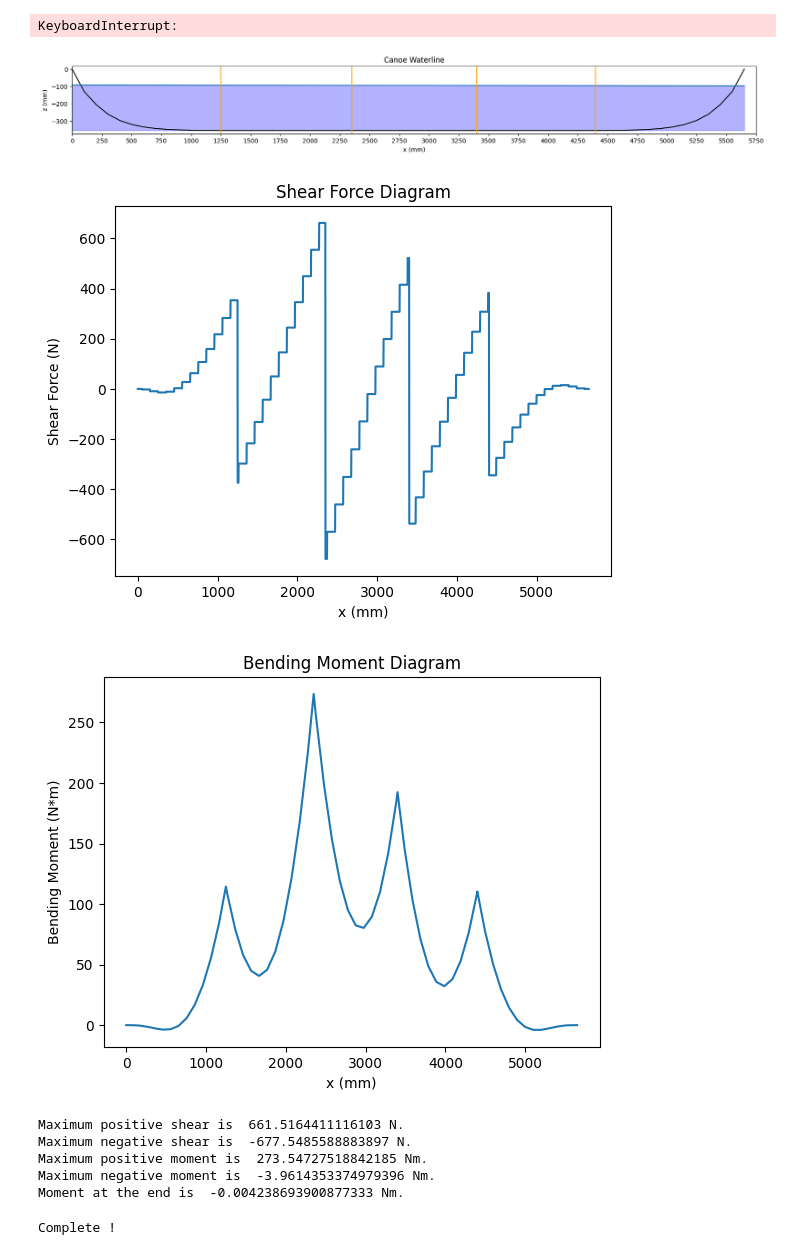
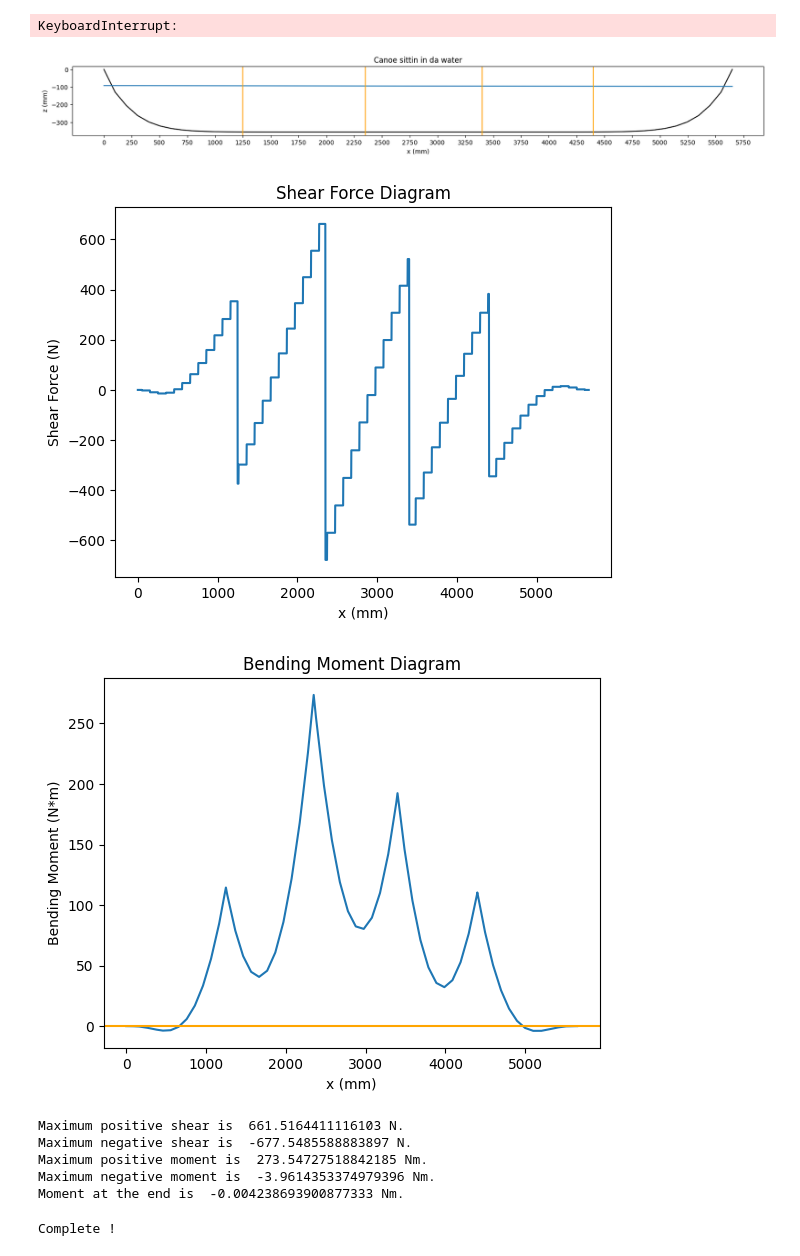
Before and after one commit to UWaterlooConcreteCanoe/Structural_Analysis, a Jupyter notebook: Longitudinal Analysis_4 Paddler.ipynb, the cells around one changed output. Saved outputs shown, nothing was run; the diff lists cells and outputs as text; code cells hidden in the pictures.

```diff
--- a/Longitudinal Analysis_4 Paddler.ipynb
+++ b/Longitudinal Analysis_4 Paddler.ipynb
@@ -411,47 +411,34 @@ Estimate | Error
 261.3941754895443 | 1.6235154305345305
 KeyboardInterrupt:
 # %%
-station_no = x_out.nunique() # number of stations
-
 # Canoe Points
 plotOuterHull = []
 for k in range(station_no):
     plotOuterHull.append(0)
     for i in range(0,len(x_out),1):
         if x_out[i] == station[k]:
             if z_out[i] < plotOuterHull[k]:
                 plotOuterHull[k] = z_out[i]
 
 # Waterline
 slope = math.tan(math.radians(angle))
 yint = -centre_of_mass * slope + waterline
 
-
-waterline_z = (slope * station + yint) - canoe_depth
-
 # Plot lenthwise
 plt.figure(figsize=(20, 2))
 plt.plot(station, plotOuterHull, c='black')
-plt.plot(station, waterline_z)
-plt.fill_between(station, waterline_z, min(plotOuterHull), color='blue', alpha=0.3)
+plt.plot(station, (slope * station + yint) - canoe_depth)
 plt.axvline(pad1_po, c='orange')
 plt.axvline(pad2_po, c='orange')
 plt.axvline(pad3_po, c='orange')
 plt.axvline(pad4_po, c='orange')
-plt.xlim(station[0],station[-1])
 plt.xticks(range(0, 6000, 250))
-plt.title(f'Canoe Waterline')
+plt.title(f'Canoe sittin in da water')
 plt.xlabel('x (mm)')
 plt.ylabel('z (mm)')
 plt.show()
-
-# activate if you want x and y to scale
-# ax = plt.gca()
-# ax.set_aspect('equal', adjustable='box')
-
-plt.show()
 # %% [output]
-[figure, old version]
+[figure, new version]
 # %%
 plt.plot(x,shear)
 plt.title('Shear Force Diagram')
@@ -460,7 +447,7 @@ plt.ylabel('Shear Force (N)')
 plt.show()
 
 plt.plot(x,moment)
-#plt.axhline(0, c='orange')
+plt.axhline(0, c='orange')
 plt.title('Bending Moment Diagram')
 plt.xlabel('x (mm)')
 plt.ylabel('Bending Moment (N*m)')
@@ -510,7 +497,7 @@ print('Maximum negative moment is ', min(moment), 'Nm.')
 print('Moment at the end is ', moment[len(moment)-1],'Nm.')
 # %% [output]
 [figure]
-[figure, old version]
+[figure, new version]
 Maximum positive shear is  661.5164411116103 N.
 Maximum negative shear is  -677.5485588883897 N.
 Maximum positive moment is  273.54727518842185 Nm.
```
Also changed, not shown: parts of 1 cell of this notebook, 24 other files.
